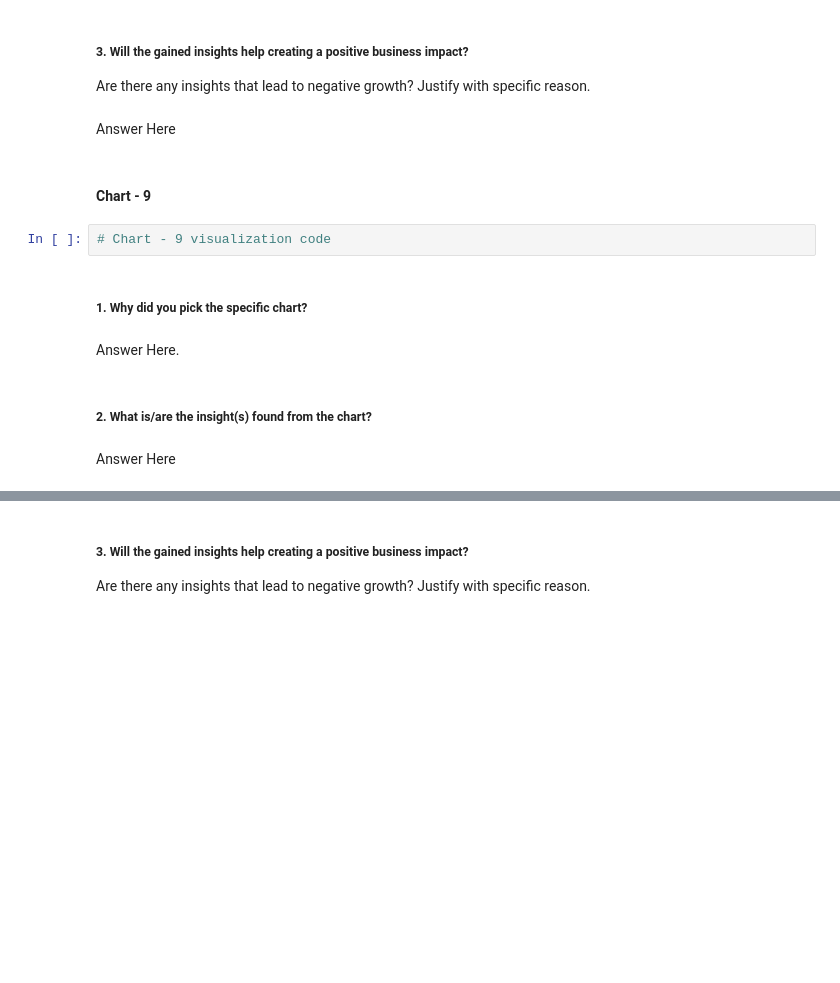
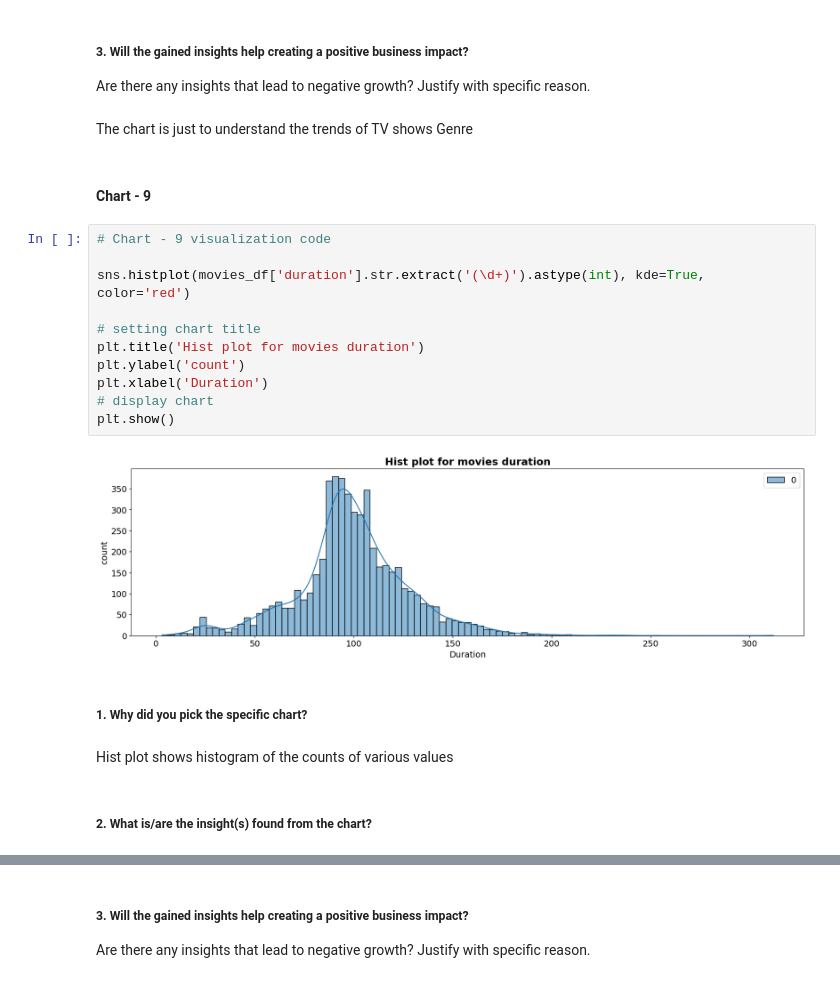
Before and after one commit to saraswatiyangandul20/NetflixMoviesAndTVShowsClustering, a Jupyter notebook: NetflixMoviesAndTVShowsClustering.ipynb, the cells around one changed output, grey strips where cells are left out. Drawn from its saved outputs; the diff is of its cells as text; blank space fills up the shorter version.

```diff
--- a/NetflixMoviesAndTVShowsClustering.ipynb
+++ b/NetflixMoviesAndTVShowsClustering.ipynb
@@ -664,17 +736,26 @@ Answer Here
 # %% [markdown]
 ##### 3. Will the gained insights help creating a positive business impact?
 Are there any insights that lead to negative growth? Justify with specific reason.
-# %% [markdown]
-Answer Here
+# %% [markdown]
+The chart is just to understand the trends of TV shows Genre
 # %% [markdown]
 #### Chart - 9
-# %%
-# Chart - 9 visualization code
+# %%
+# Chart - 9 visualization code
+
+sns.histplot(movies_df['duration'].str.extract('(\d+)').astype(int), kde=True, color='red')
+
+# setting chart title
+plt.title('Hist plot for movies duration')
+plt.ylabel('count')
+plt.xlabel('Duration')
+# display chart
+plt.show()
+# %% [output]
+[figure, added]
 # %% [markdown]
 ##### 1. Why did you pick the specific chart?
-# %% [markdown]
-Answer Here.
+# %% [markdown]
+Hist plot shows histogram of the counts of various values
 # %% [markdown]
 ##### 2. What is/are the insight(s) found from the chart?
-# %% [markdown]
-Answer Here
```
Also changed, not shown: parts of 33 cells of this notebook.
